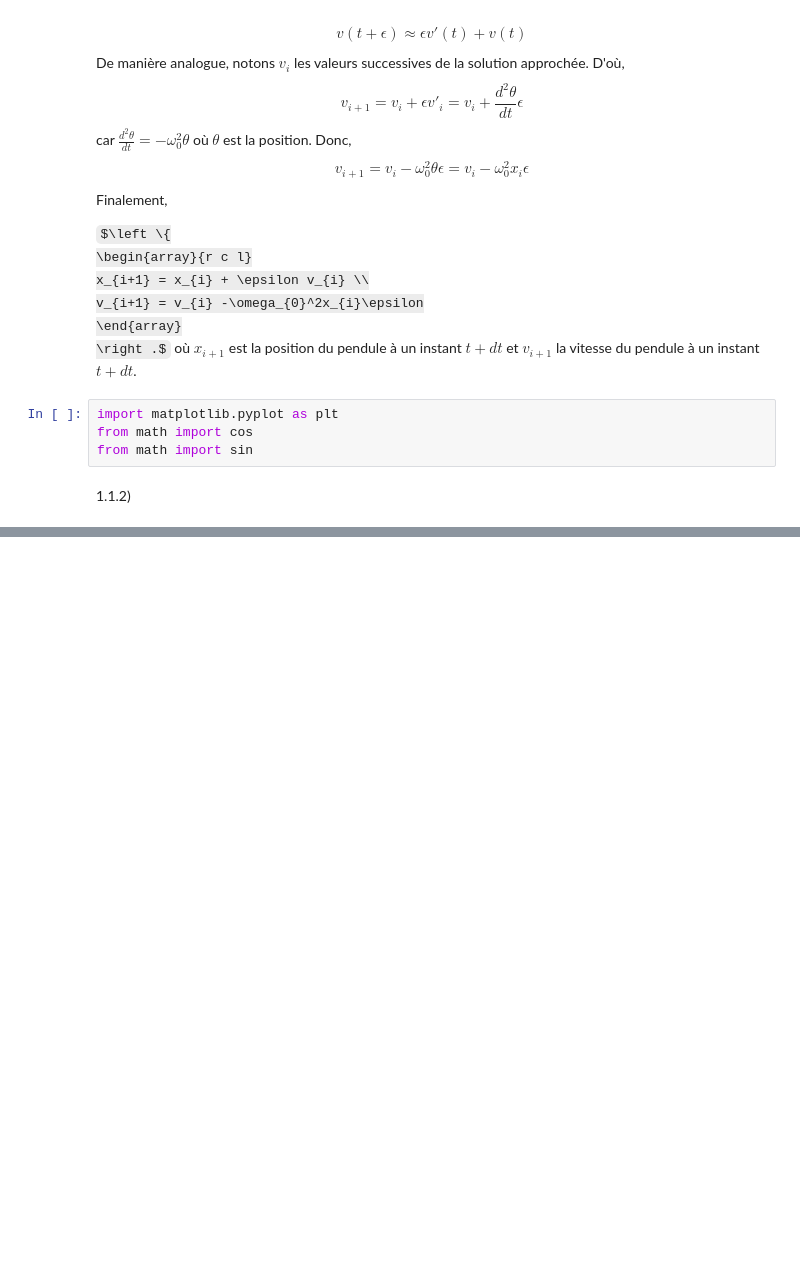
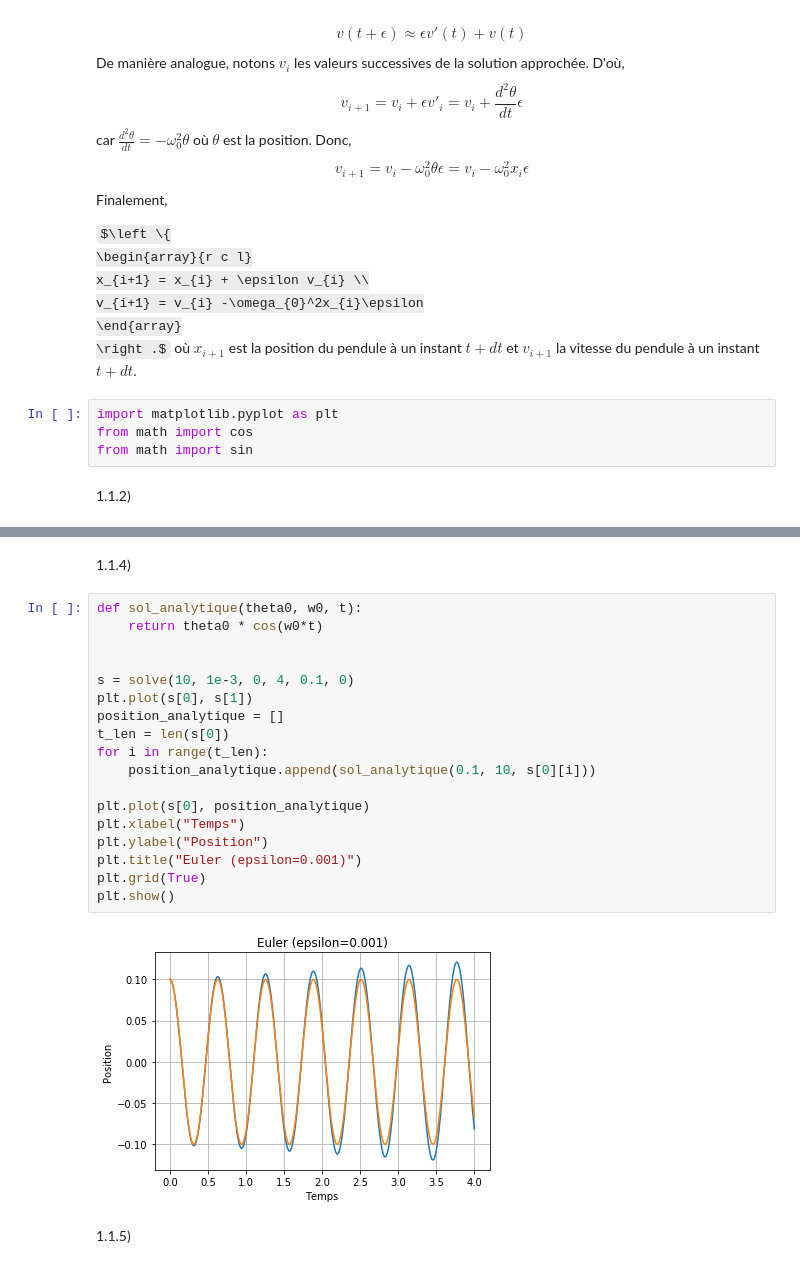
Before and after one commit to jsangli3r/DM-pendule-pesant, a Jupyter notebook: dm1.ipynb, the cells around one changed output, grey strips where cells are left out. Cells and saved outputs as stored; diff of their text form; some formulas as TeX source; blank space fills up the shorter version.

```diff
--- a/dm1.ipynb
+++ b/dm1.ipynb
@@ -58,0 +70,24 @@ s = solve(10, 1e-2, 0, 4, 0.1, 0)
+# %% [markdown]
+1.1.4)
+# %%
+def sol_analytique(theta0, w0, t):
+    return theta0 * cos(w0*t)
+
+
+s = solve(10, 1e-3, 0, 4, 0.1, 0)
+plt.plot(s[0], s[1])
+position_analytique = []
+t_len = len(s[0])
+for i in range(t_len):
+    position_analytique.append(sol_analytique(0.1, 10, s[0][i]))
+
+plt.plot(s[0], position_analytique)
+plt.xlabel("Temps")
+plt.ylabel("Position")
+plt.title("Euler (epsilon=0.001)")
+plt.grid(True)
+plt.show()
+# %% [output]
+[figure, added]
+# %% [markdown]
+1.1.5)
```
Also changed, not shown: parts of 15 cells of this notebook.
